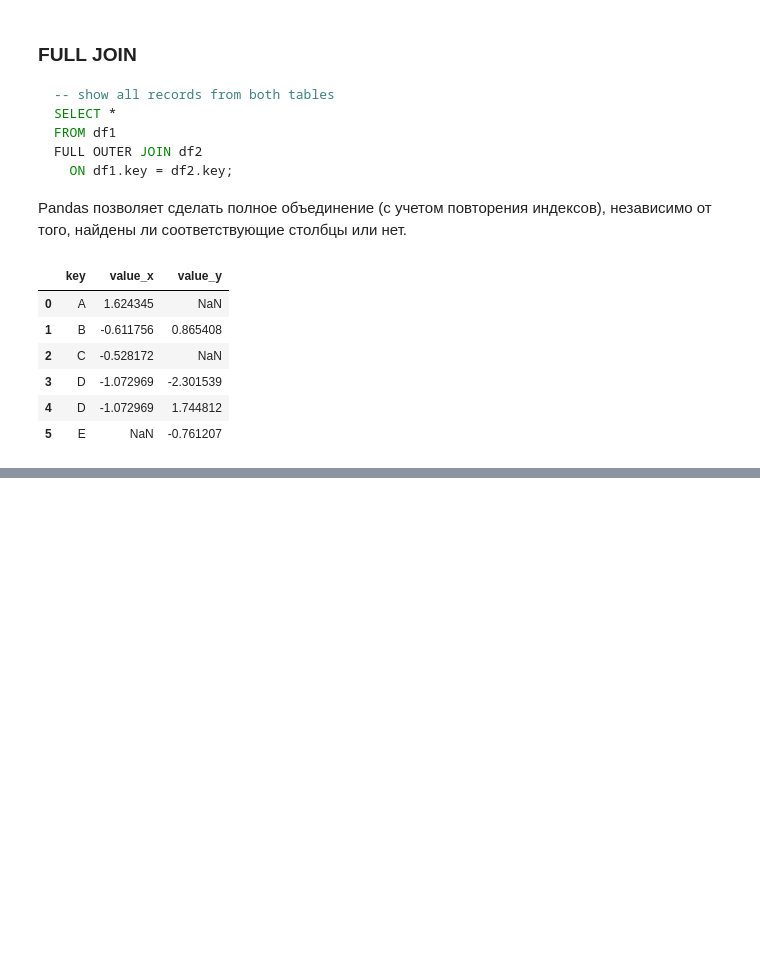
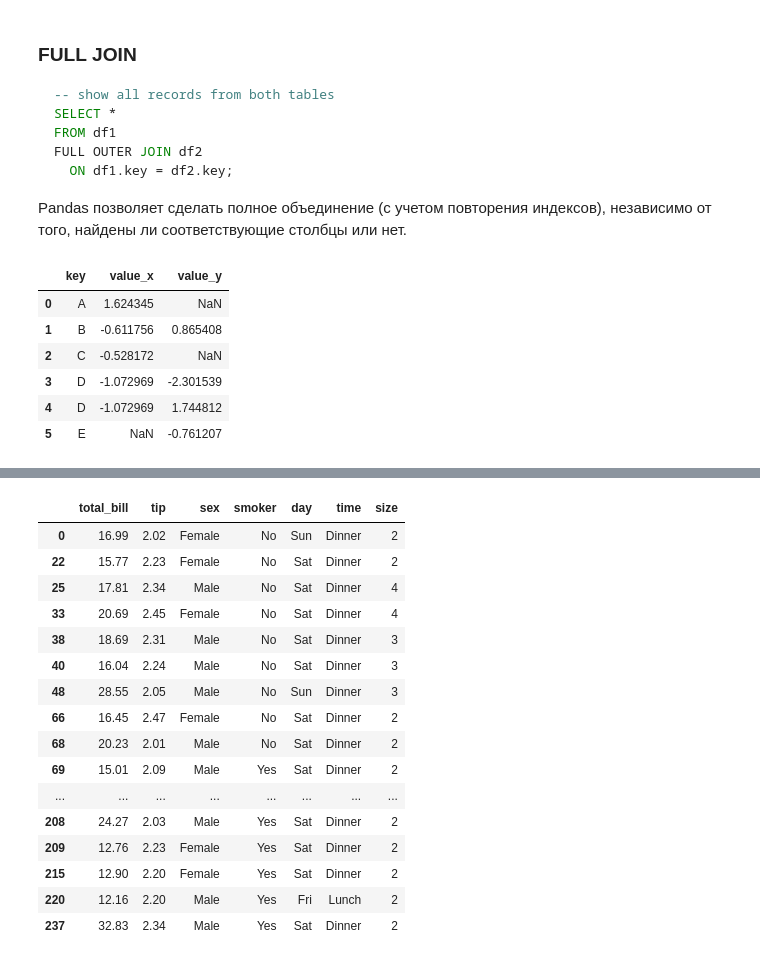
Before and after one commit to mkvachev/py-tutorial, a Jupyter notebook: pandas/pandas_sql.ipynb, the cells around one changed output, grey strips where cells are left out. Drawn from its saved outputs; the diff is of its cells as text; code cells hidden in the pictures; blank space fills up the shorter version.

```diff
--- a/pandas/pandas_sql.ipynb
+++ b/pandas/pandas_sql.ipynb
@@ -417,0 +617,3 @@ pd.merge(df1, df2, on='key', how='outer')
+# %%
+tips.loc[tips['tip'] < 2, 'tip'] *= 2
+tips.head(10)
@@ -417,0 +641,21 @@ pd.merge(df1, df2, on='key', how='outer')
+# %%
+tips = tips.loc[(tips['tip'] > 2.0) & (tips['tip'] < 2.5)]
+tips
+# %% [output]
+|  | total_bill | tip | sex | smoker | day | time | size |
+| 0 | 16.99 | 2.02 | Female | No | Sun | Dinner | 2 |
+| 22 | 15.77 | 2.23 | Female | No | Sat | Dinner | 2 |
+| 25 | 17.81 | 2.34 | Male | No | Sat | Dinner | 4 |
+| 33 | 20.69 | 2.45 | Female | No | Sat | Dinner | 4 |
+| 38 | 18.69 | 2.31 | Male | No | Sat | Dinner | 3 |
+| 40 | 16.04 | 2.24 | Male | No | Sat | Dinner | 3 |
+| 48 | 28.55 | 2.05 | Male | No | Sun | Dinner | 3 |
+| 66 | 16.45 | 2.47 | Female | No | Sat | Dinner | 2 |
+| 68 | 20.23 | 2.01 | Male | No | Sat | Dinner | 2 |
+| 69 | 15.01 | 2.09 | Male | Yes | Sat | Dinner | 2 |
+| ... | ... | ... | ... | ... | ... | ... | ... |
+| 208 | 24.27 | 2.03 | Male | Yes | Sat | Dinner | 2 |
+| 209 | 12.76 | 2.23 | Female | Yes | Sat | Dinner | 2 |
+| 215 | 12.90 | 2.20 | Female | Yes | Sat | Dinner | 2 |
+| 220 | 12.16 | 2.20 | Male | Yes | Fri | Lunch | 2 |
+| 237 | 32.83 | 2.34 | Male | Yes | Sat | Dinner | 2 |
```
Also changed, not shown: parts of 20 cells of this notebook.
